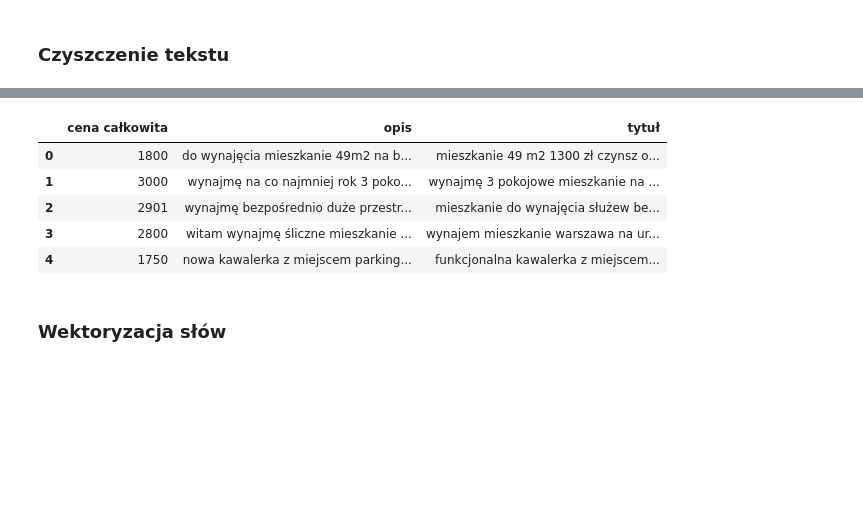
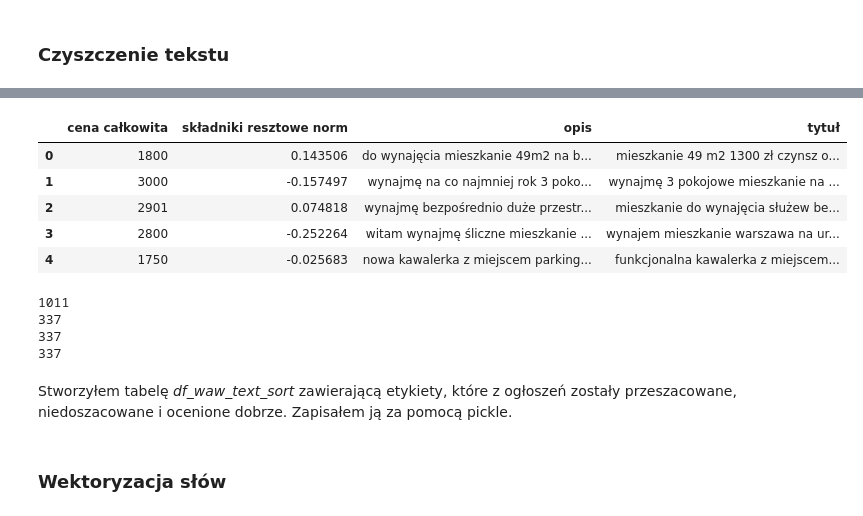
Before and after one commit to pawellachowski777/Apartments, a Jupyter notebook: python/apartments_price_prediction_NLP.ipynb, the cells around one changed output, grey strips where cells are left out. Saved outputs shown, nothing was run; the diff lists cells and outputs as text; code cells hidden in the pictures; blank space fills up the shorter version.

Commit message:
labeled data, created first NLP model

```diff
--- a/python/apartments_price_prediction_NLP.ipynb
+++ b/python/apartments_price_prediction_NLP.ipynb
@@ -270,20 +238,46 @@ def clean_data(text):
     text = text.lower() # małe litery
     text = re.sub(r'\W', ' ', text) # usunięcie znaków np. nawiasy
     text = re.sub('\n', ' ', text) # usuniecie nowych linii
+    text = re.sub(r'\d\d\d\W* pokaż numer telefonu', '', text) # usunięcie ukrytych telefonów
+
     return text
     #text = re.sub('\w*\d\w*', '', text)
 # %%
 description = df_waw_text['opis'].apply(clean_data)
 title = df_waw_text['tytuł'].apply(clean_data)
-data_clean = pd.concat([df_waw_text['cena całkowita'], description, title], axis=1)
+data_clean = pd.concat([df_waw_text[['cena całkowita', 'składniki resztowe norm']], description, title,], axis=1)
 data_clean.head()
 # %% [output]
-|  | cena całkowita | opis | tytuł |
-| 0 | 1800 | do wynajęcia mieszkanie 49m2 na b... | mieszkanie 49 m2 1300 zł czynsz o... |
-| 1 | 3000 | wynajmę na co najmniej rok 3 poko... | wynajmę 3 pokojowe mieszkanie na ... |
-| 2 | 2901 | wynajmę bezpośrednio duże przestr... | mieszkanie do wynajęcia służew be... |
-| 3 | 2800 | witam wynajmę śliczne mieszkanie ... | wynajem mieszkanie warszawa na ur... |
-| 4 | 1750 | nowa kawalerka z miejscem parking... | funkcjonalna kawalerka z miejscem... |
+|  | cena całkowita | składniki resztowe norm | opis | tytuł |
+| 0 | 1800 | 0.143506 | do wynajęcia mieszkanie 49m2 na b... | mieszkanie 49 m2 1300 zł czynsz o... |
+| 1 | 3000 | -0.157497 | wynajmę na co najmniej rok 3 poko... | wynajmę 3 pokojowe mieszkanie na ... |
+| 2 | 2901 | 0.074818 | wynajmę bezpośrednio duże przestr... | mieszkanie do wynajęcia służew be... |
+| 3 | 2800 | -0.252264 | witam wynajmę śliczne mieszkanie ... | wynajem mieszkanie warszawa na ur... |
+| 4 | 1750 | -0.025683 | nowa kawalerka z miejscem parking... | funkcjonalna kawalerka z miejscem... |
+# %%
+df_waw_text_sort = data_clean.sort_values('składniki resztowe norm')
+df_waw_text_underpriced = df_waw_text_sort[df_waw_text_sort['składniki resztowe norm'] < q1]
+df_waw_text_normal = df_waw_text_sort[(df_waw_text_sort['składniki resztowe norm'] < q2) &
+                                      (df_waw_text_sort['składniki resztowe norm'] > q1)]
+df_waw_text_overpriced = df_waw_text_sort[df_waw_text_sort['składniki resztowe norm'] > q2]
+
+print(len(df_waw_text))
+print(len(df_waw_text_underpriced))
+print(len(df_waw_text_normal ))
+print(len(df_waw_text_overpriced))
+
+df_waw_text_sort.loc[df_waw_text_overpriced.index, 'etykieta'] = 'przeszacowane'
+df_waw_text_sort.loc[df_waw_text_normal.index, 'etykieta'] = 'dobrze'
+df_waw_text_sort.loc[df_waw_text_underpriced.index, 'etykieta'] = 'niedoszacowane'
+
+df_waw_text_sort.to_pickle(r'E:\python\projects\apartments\pickle\df_waw_text_sort.pickle')
+# %% [output]
+1011
+337
+337
+337
+# %% [markdown]
+Stworzyłem tabelę *df_waw_text_sort* zawierającą etykiety, które z ogłoszeń zostały przeszacowane, niedoszacowane i ocenione dobrze. Zapisałem ją za pomocą pickle.
 # %% [markdown]
 ### Wektoryzacja słów
 # %%
```
Also changed, not shown: parts of 13 cells of this notebook, 6 other files.
